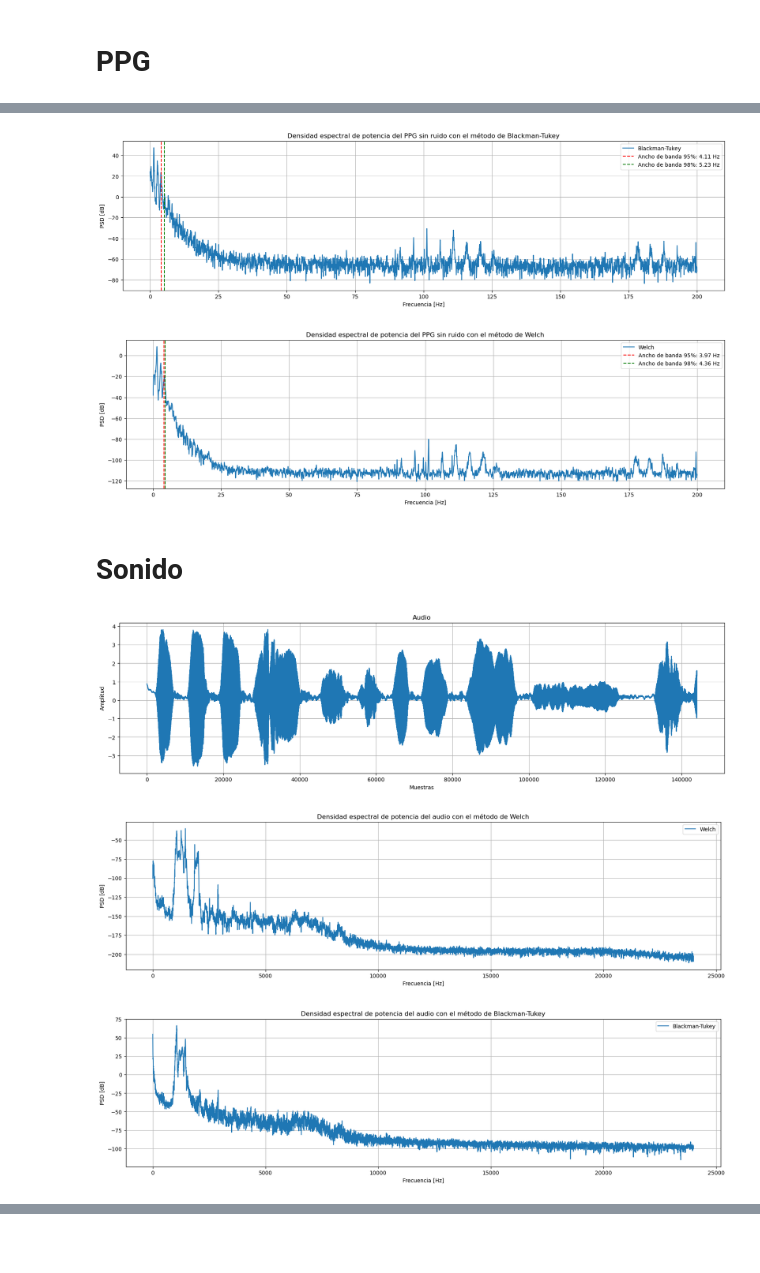
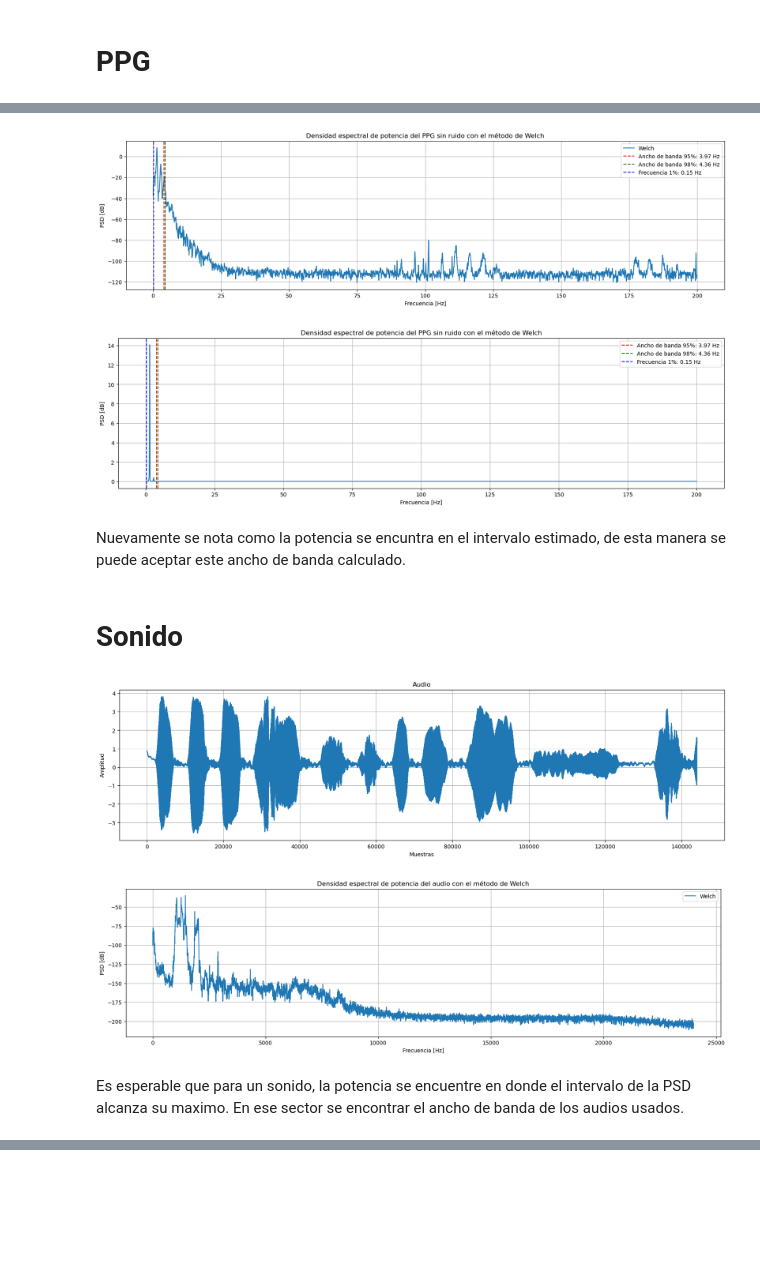
Before and after one commit to Joaquin11Sto/directorio_de_trabajo, a Jupyter notebook: TS5.ipynb, the cells around one changed output, grey strips where cells are left out. Drawn from its saved outputs; the diff is of its cells as text; code cells hidden in the pictures; blank space fills up the shorter version.

```diff
--- a/TS5.ipynb
+++ b/TS5.ipynb
@@ -192,53 +233,48 @@ plt.show()
 # %%
-energia_total_bt_ppg=np.sum(Pxxbt_ppg[:len(Pxxbt_ppg)//2]) # La energia total del PPG espectro
-energia_acumulada_bt_ppg=np.cumsum(Pxxbt_ppg[:len(Pxxbt_ppg)//2]) # La energia acumulada del PPG espectro
-indx_95=np.where(energia_acumulada_bt_ppg>=0.95*energia_total_bt_ppg)[0][0] # El indice de la energia acumulada del PPG espectro
-indx_98=np.where(energia_acumulada_bt_ppg>=0.98*energia_total_bt_ppg)[0][0] # El indice de la energia acumulada del PPG espectro
-ancho_banda_95_bt_ppg=ff_ppg[indx_95] # El ancho de banda del PPG espectro
-ancho_banda_98_bt_ppg=ff_ppg[indx_98] # El ancho de banda del PPG espectro
-
-plt.figure(3,figsize=(20, 5))
-plt.plot(ff_as, 10*np.log10(np.abs(Pxxbt_ppg[:len(Pxxbt_ppg)//2])**2), label='Blackman-Tukey')
-plt.axvline(x=ancho_banda_95_bt_ppg, color='r', linestyle='--', label=f'Ancho de banda 95%: {ancho_banda_95_bt_ppg:.2f} Hz')
-plt.axvline(x=ancho_banda_98_bt_ppg, color='g', linestyle='--', label=f'Ancho de banda 98%: {ancho_banda_98_bt_ppg:.2f} Hz')
-plt.xlabel('Frecuencia [Hz]')
-plt.ylabel('PSD [dB]')
-plt.title('Densidad espectral de potencia del PPG sin ruido con el método de Blackman-Tukey')
-plt.grid()
-plt.legend()
-plt.show()
-
 energia_total_w_ppg=np.sum(Pxxw_ppg) # La energia total del PPG espectro
 energia_acumulada_w_ppg=np.cumsum(Pxxw_ppg) # La energia acumulada del PPG espectro
 indx_95_w_ppg=np.where(energia_acumulada_w_ppg>=0.95*energia_total_w_ppg)[0][0] # El indice de la energia acumulada del PPG espectro
 indx_98_w_ppg=np.where(energia_acumulada_w_ppg>=0.98*energia_total_w_ppg)[0][0] # El indice de la energia acumulada del PPG espectro
-ancho_banda_95_w_ppg=ff_ppg[indx_95_w_ppg] # El ancho de banda del PPG espectro
-ancho_banda_98_w_ppg=ff_ppg[indx_98_w_ppg] # El ancho de banda del PPG espectro
+indx_1_w_ppg=np.where(energia_acumulada_w_ppg>=0.01*energia_total_w_ppg)[0][0] # El indice de la energia acumulada del PPG espectro
+ancho_banda_95_w_ppg=fw_ppg[indx_95_w_ppg] # El ancho de banda del PPG espectro
+ancho_banda_98_w_ppg=fw_ppg[indx_98_w_ppg] # El ancho de banda del PPG espectro
 
 plt.figure(4,figsize=(20, 5))
 plt.plot(fw_ppg, 10*np.log10(np.abs(Pxxw_ppg)**2), label='Welch')
 plt.axvline(x=ancho_banda_95_w_ppg, color='r', linestyle='--', label=f'Ancho de banda 95%: {ancho_banda_95_w_ppg:.2f} Hz')
 plt.axvline(x=ancho_banda_98_w_ppg, color='g', linestyle='--', label=f'Ancho de banda 98%: {ancho_banda_98_w_ppg:.2f} Hz')
+plt.axvline(x=fw_ppg[indx_1_w_ppg], color='b', linestyle='--', label=f'Frecuencia 1%: {fw_ppg[indx_1_w_ppg]:.2f} Hz')
 plt.xlabel('Frecuencia [Hz]')
 plt.ylabel('PSD [dB]')
 plt.title('Densidad espectral de potencia del PPG sin ruido con el método de Welch')
 plt.grid()
 plt.legend()
 plt.show()
 # %% [output]
-[figure, old version]
+[figure, new version]
-[figure, removed]
+# %%
+plt.figure(4,figsize=(20, 5))
+plt.plot(fw_ppg,2*np.abs(Pxxw_ppg)**2)
+plt.axvline(x=fw_ppg[indx_95_w_ppg], color='r', linestyle='--', label=f'Ancho de banda 95%: {ancho_banda_95_w_ppg:.2f} Hz')
+plt.axvline(x=fw_ppg[indx_98_w_ppg], color='g', linestyle='--', label=f'Ancho de banda 98%: {ancho_banda_98_w_ppg:.2f} Hz')
+plt.axvline(x=fw_ppg[indx_1_w_ppg], color='b', linestyle='--', label=f'Frecuencia 1%: {fw_ppg[indx_1_w_ppg]:.2f} Hz')
+plt.xlabel('Frecuencia [Hz]')
+plt.ylabel('PSD [dB]')
+plt.title('Densidad espectral de potencia del PPG sin ruido con el método de Welch')
+plt.grid()
+plt.legend()
+plt.show()
+# %% [output]
+[figure, added]
+# %% [markdown]
+Nuevamente se nota como la potencia se encuntra en el intervalo estimado, de esta manera se puede aceptar este ancho de banda calculado.
 # %% [markdown]
 # Sonido
 # %%
 fs_audio, wav_data = sio.wavfile.read('la cucaracha.wav')
 N = len(wav_data) # Número de muestras
-df = fs_audio/N # Resolución espectral
-ff_audio = np.linspace(0, (N-1)*df, N) # Vector de frecuencias
 nor_audio = wav_data / np.std(wav_data) # normalizamos el audio
 fw_audio, Pxxw_audio = signal.welch(nor_audio, fs_audio, nfft=N, window='blackman', nperseg=(N//8), axis=0) # uso el metodo de Welch para calcular la PSD
-Pxxbt_audio = blackman_tukey(nor_audio, M=int(N//8)) # uso el metodo de Blackman-Tukey para calcular la PSD
-ff_audio = ff_audio[:len(Pxxbt_audio)//2] # vector de frecuencias para el método de Blackman-Tukey
 
 plt.figure(1,figsize=(20, 5))
 plt.plot(nor_audio)
@@ -256,17 +292,10 @@ plt.title('Densidad espectral de potencia del audio con el método de Welch')
 plt.grid()
 plt.legend()
 plt.show()
-
-plt.figure(3,figsize=(20, 5))
-plt.plot(ff_audio, 10*np.log10(np.abs(Pxxbt_audio[:len(Pxxbt_audio)//2])**2), label='Blackman-Tukey')
-plt.xlabel('Frecuencia [Hz]')
-plt.ylabel('PSD [dB]')
-plt.title('Densidad espectral de potencia del audio con el método de Blackman-Tukey')
-plt.grid()
-plt.legend()
-plt.show()
+## Arrancar el audio desde el espectro audible en Hz
 # %% [output]
 [figure]
 [figure]
-[figure, removed]
+# %% [markdown]
+Es esperable que para un sonido, la potencia se encuentre en donde el intervalo de la PSD alcanza su maximo. En ese sector se encontrar el ancho de banda de los audios usados.
 # %%
```
Also changed, not shown: parts of 23 cells of this notebook, 7 other files.
